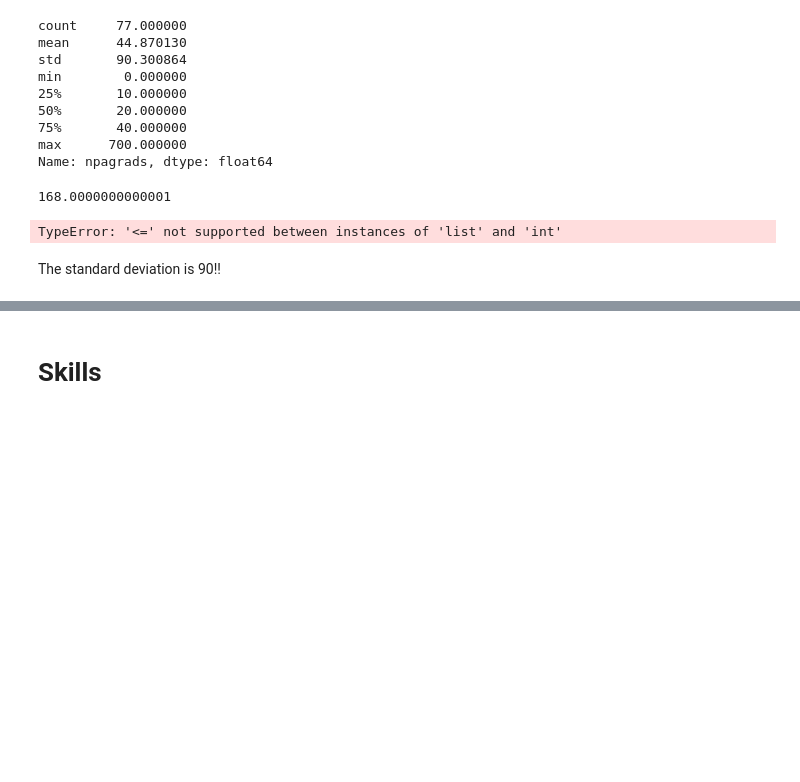
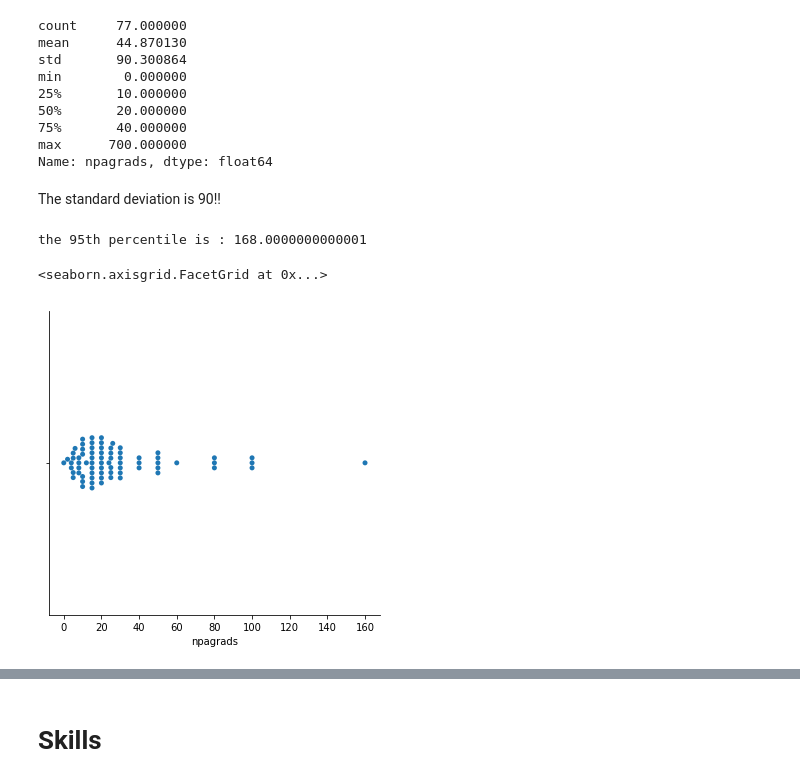
Before and after one commit to lawtj/npa, a Jupyter notebook: npa data.ipynb, the cells around one changed output, grey strips where cells are left out. Saved outputs shown, nothing was run; the diff lists cells and outputs as text; code cells hidden in the pictures; blank space fills up the shorter version.

```diff
--- a/npa data.ipynb
+++ b/npa data.ipynb
@@ -578,16 +581,16 @@ min        0.000000
 75%       40.000000
 max      700.000000
 Name: npagrads, dtype: float64
-# %%
-d1['npagrads'].quantile(0.95) #the distribution is too huge, let's only take the 95% percentile and get rid of those crazy outliers
-# %% [output]
-168.0000000000001
-# %%
-npachopped = d1[['npagrads'] <= 168]
-# %% [output]
-TypeError: '<=' not supported between instances of 'list' and 'int'
 # %% [markdown]
 The standard deviation is 90!!
+# %%
+print('the 95th percentile is :', d1['npagrads'].quantile(0.95))#the distribution is too huge, let's only take the 95% percentile and get rid of those crazy outliers
+# %% [output]
+the 95th percentile is : 168.0000000000001
 # %%
+npachopped = d1[d1['npagrads'] <= 168]
 sb.catplot(x='npagrads', data=npachopped, kind='swarm')
+# %% [output]
+<seaborn.axisgrid.FacetGrid at 0x...>
+[figure, added]
 # %%
```
Also changed, not shown: parts of 9 cells of this notebook.
